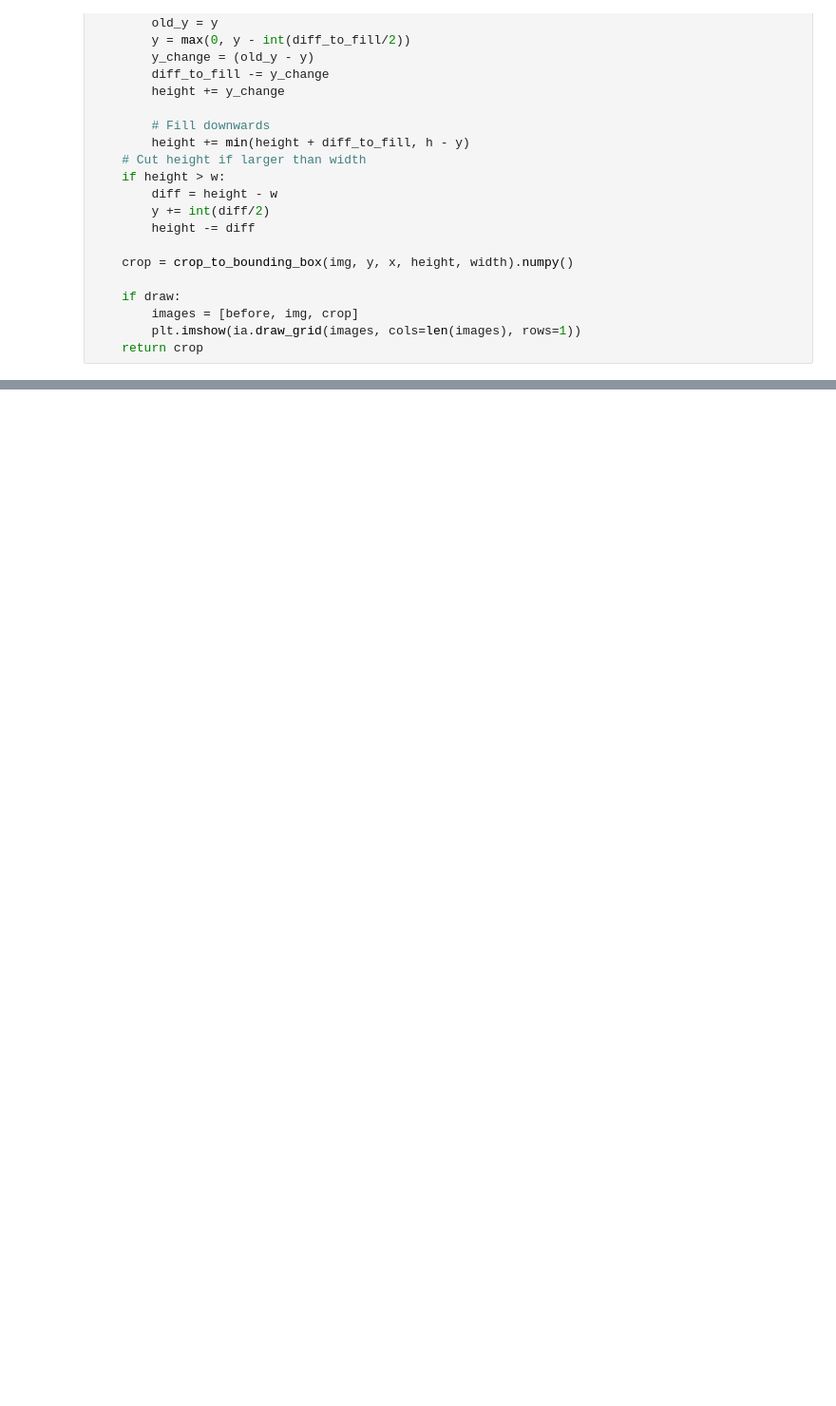
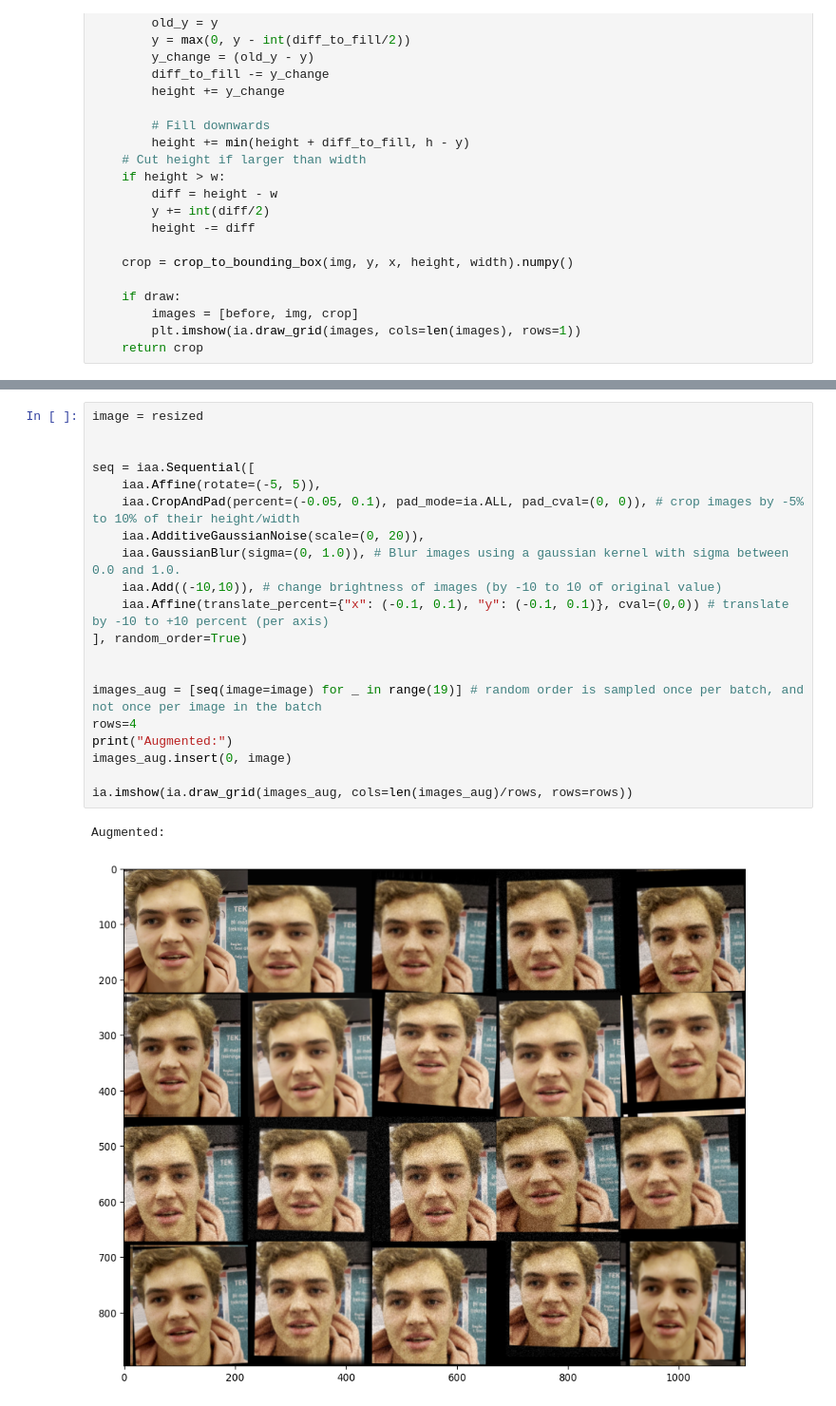
Before and after one commit to Neuralwood-Net/face-recognizer-9000, a Jupyter notebook: notebooks/processing_testing.ipynb, the cells around one changed output, grey strips where cells are left out. Shown at 95% size. Cells and saved outputs as stored; diff of their text form; blank space fills up the shorter version.

```diff
--- a/notebooks/processing_testing.ipynb
+++ b/notebooks/processing_testing.ipynb
@@ -176,0 +139,23 @@ plt.imshow(resized)
+# %%
+image = resized
+
+
+seq = iaa.Sequential([
+    iaa.Affine(rotate=(-5, 5)),
+    iaa.CropAndPad(percent=(-0.05, 0.1), pad_mode=ia.ALL, pad_cval=(0, 0)), # crop images by -5% to 10% of their height/width
+    iaa.AdditiveGaussianNoise(scale=(0, 20)),
+    iaa.GaussianBlur(sigma=(0, 1.0)), # Blur images using a gaussian kernel with sigma between 0.0 and 1.0.
+    iaa.Add((-10,10)), # change brightness of images (by -10 to 10 of original value)
+    iaa.Affine(translate_percent={"x": (-0.1, 0.1), "y": (-0.1, 0.1)}, cval=(0,0)) # translate by -10 to +10 percent (per axis)
+], random_order=True)
+
+
+images_aug = [seq(image=image) for _ in range(19)] # random order is sampled once per batch, and not once per image in the batch
+rows=4
+print("Augmented:")
+images_aug.insert(0, image)
+
+ia.imshow(ia.draw_grid(images_aug, cols=len(images_aug)/rows, rows=rows))
+# %% [output]
+Augmented:
+[figure, added]
```
Also changed, not shown: parts of 7 cells of this notebook.
